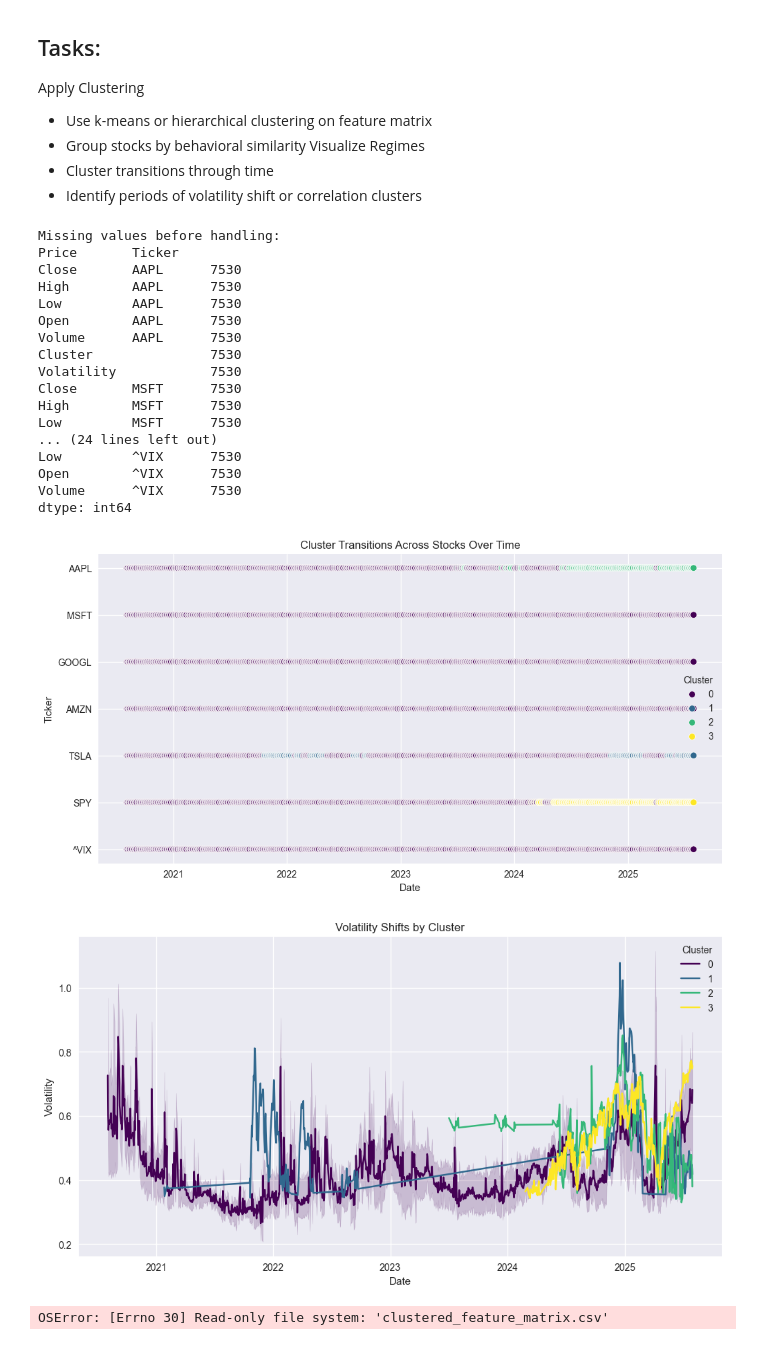
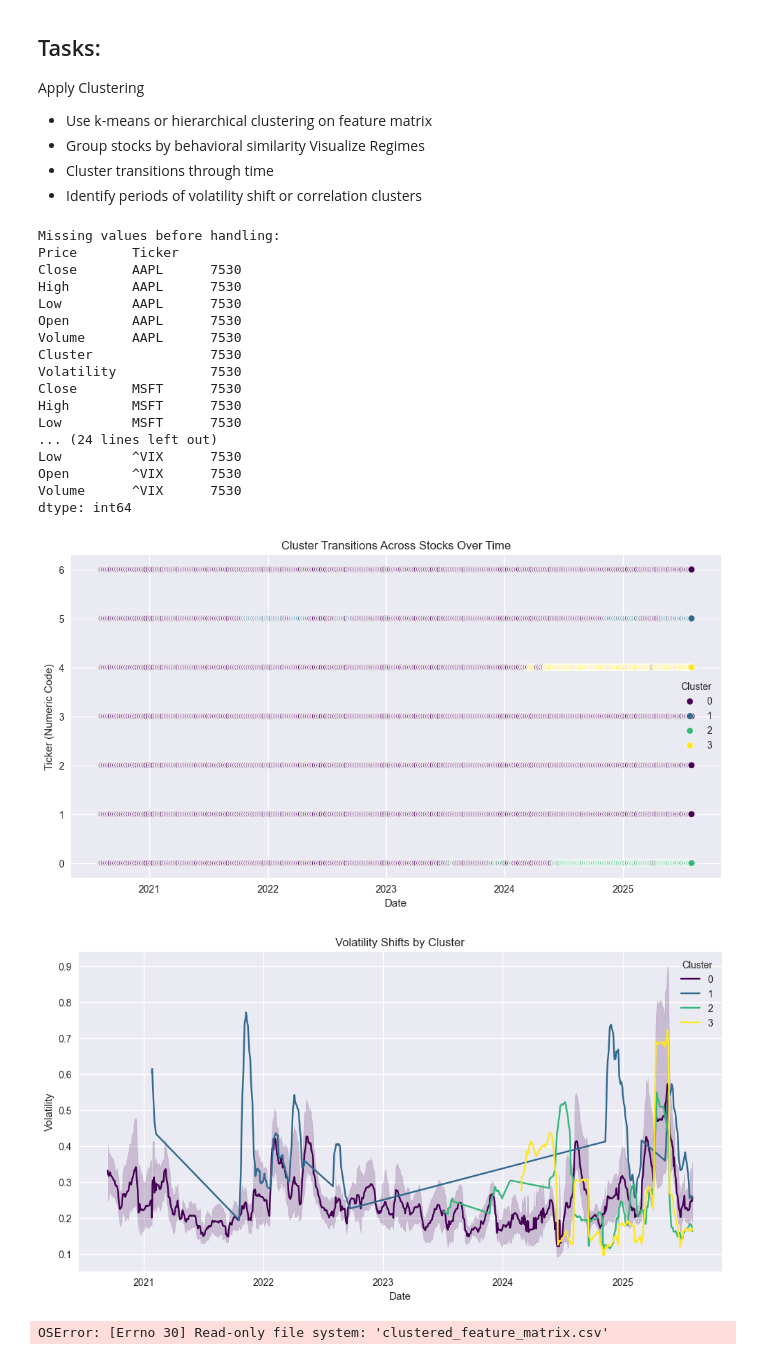
Before and after one commit to elliottgordon/finm-25000-p2-repository, a Jupyter notebook: Homework #7/write-up.ipynb, the cells around one changed output. Cells and saved outputs as stored; diff of their text form; code cells hidden in the pictures.

```diff
--- a/Homework #7/write-up.ipynb
+++ b/Homework #7/write-up.ipynb
@@ -1608,6 +1607,7 @@ from sklearn.cluster import KMeans
 # Step 2: Combine data from all tickers
 all_features = []
 
+#PLEASE CHECK THAT I USED THE RIGHT DATA
 for ticker, df in processed_data.items():
     df = df.copy()
     df['Ticker'] = ticker  # Add a column for the ticker
@@ -1644,48 +1644,57 @@ scaled_features = scaler.fit_transform(features)
 kmeans = KMeans(n_clusters=4, random_state=42)  # Adjust n_clusters as needed
 feature_matrix['Cluster'] = kmeans.fit_predict(scaled_features)
 
-# Step 6: Visualize cluster transitions over time
+# Step 6: Visualize cluster transitions over time (Fixed)
+# Convert Ticker to a categorical type for better plotting
+feature_matrix['Ticker'] = feature_matrix['Ticker'].astype('category')
+feature_matrix['Ticker_Code'] = feature_matrix['Ticker'].cat.codes  # Numeric codes for tickers
+
+# Plot cluster transitions over time
 plt.figure(figsize=(12, 6))
-sns.scatterplot(data=feature_matrix, x='Date', y='Ticker', hue='Cluster', palette='viridis')
+sns.scatterplot(data=feature_matrix, x='Date', y='Ticker_Code', hue='Cluster', palette='viridis')
 plt.title('Cluster Transitions Across Stocks Over Time')
 plt.xlabel('Date')
-plt.ylabel('Ticker')
+plt.ylabel('Ticker (Numeric Code)')
 plt.legend(title='Cluster')
 plt.show()
 
-# Step 7: Identify and visualize volatility shifts
-# Calculate rolling volatility (standard deviation over a rolling window)
+# Step 7: Identify and visualize volatility shifts (Fixed)
+# Calculate rolling volatility for each stock
 rolling_window = 30  # Adjust the window size as needed
-feature_matrix['Volatility'] = features.std(axis=1)  # Example: Calculate volatility
+volatility = feature_matrix.groupby('Ticker')[features.columns].transform(lambda x: x.rolling(rolling_window).std())
 
+# Add volatility to the feature matrix
+feature_matrix['Volatility'] = volatility.mean(axis=1)  # Average volatility across features
+
+# Plot volatility shifts by cluster
 plt.figure(figsize=(12, 6))
 sns.lineplot(data=feature_matrix, x='Date', y='Volatility', hue='Cluster', palette='viridis')
 plt.title('Volatility Shifts by Cluster')
 plt.xlabel('Date')
 plt.ylabel('Volatility')
 plt.legend(title='Cluster')
 plt.show()
 
 # Step 8: Save the clustered data
 feature_matrix.to_csv('clustered_feature_matrix.csv', index=False)
 # %% [output]
 Missing values before handling:
 Price       Ticker
 Close       AAPL      7530
 High        AAPL      7530
 Low         AAPL      7530
 Open        AAPL      7530
 Volume      AAPL      7530
 Cluster               7530
 Volatility            7530
 Close       MSFT      7530
 High        MSFT      7530
 Low         MSFT      7530
 ... (24 lines left out)
 Low         ^VIX      7530
 Open        ^VIX      7530
 Volume      ^VIX      7530
 dtype: int64
-[figure, old version]
+[figure, new version]
-[figure, old version]
+[figure, new version]
 OSError: [Errno 30] Read-only file system: 'clustered_feature_matrix.csv'
```
Also changed, not shown: parts of 1 cell of this notebook.
